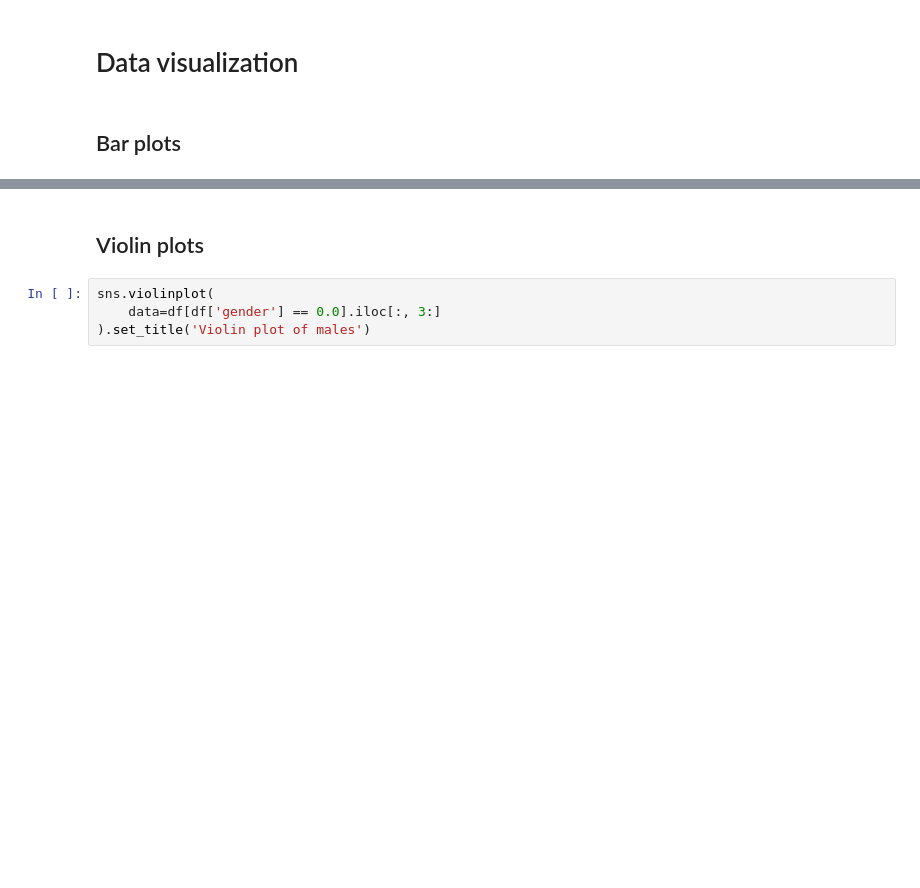
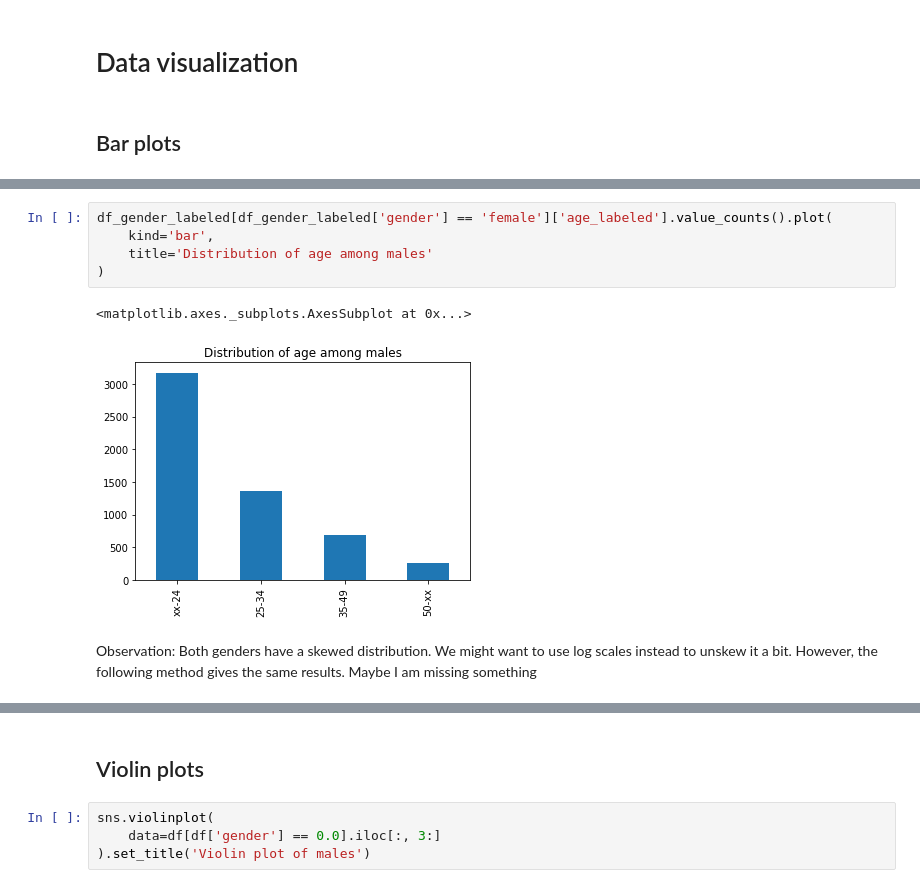
Before and after one commit to k1c/Facebook-User-Predictions, a Jupyter notebook: notebooks/Profile.ipynb, the cells around one changed output, grey strips where cells are left out. Saved outputs shown, nothing was run; the diff lists cells and outputs as text; blank space fills up the shorter version.

```diff
--- a/notebooks/Profile.ipynb
+++ b/notebooks/Profile.ipynb
@@ -79,0 +95,10 @@ plt.show()
+# %%
+df_gender_labeled[df_gender_labeled['gender'] == 'female']['age_labeled'].value_counts().plot(
+    kind='bar',
+    title='Distribution of age among males'
+)
+# %% [output]
+<matplotlib.axes._subplots.AxesSubplot at 0x...>
+[figure, added]
+# %% [markdown]
+Observation: Both genders have a skewed distribution. We might want to use log scales instead to unskew it a bit. However, the following method gives the same results. Maybe I am missing something
```
Also changed, not shown: parts of 13 cells of this notebook, 1 other file.
